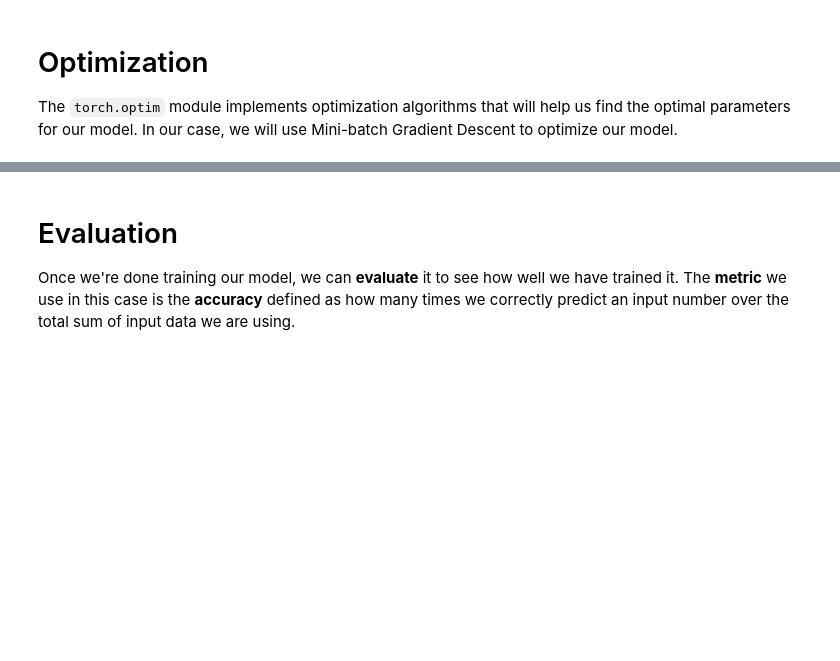
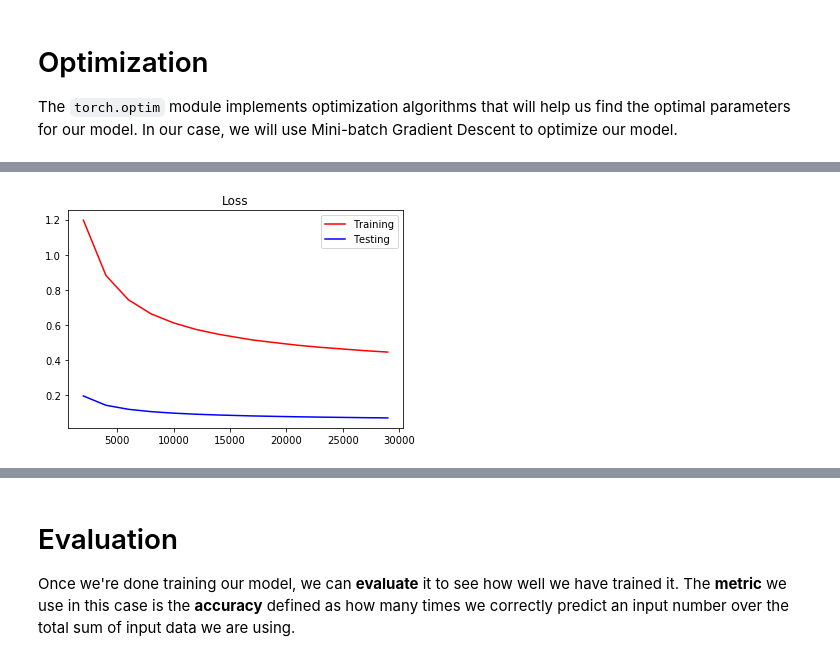
Before and after one commit to aaronlws95/deep-learning-tutorial, a Jupyter notebook: notebooks/2_logistic_regression.ipynb, the cells around one changed output, grey strips where cells are left out. Drawn from its saved outputs; the diff is of its cells as text; code cells hidden in the pictures; blank space fills up the shorter version.

```diff
--- a/notebooks/2_logistic_regression.ipynb
+++ b/notebooks/2_logistic_regression.ipynb
@@ -138,3 +144,33 @@ Training the model follows a simple pipeline:
+# %%
+def validate(loader):
+    with torch.no_grad():
+        net.eval()
+        acc_loss = 0
+        total = 0
+        correct = 0
+        for i, data in enumerate(loader, 0): # learn from 1 batch
+            # Get the inputs; data is a list of [inputs, labels]
+            inputs, labels = data
+
+            # Send data to GPU
+            inputs = inputs.cuda()
+            labels = labels.cuda()
+
+            # Forward propagation
+            outputs = net(inputs)
+
+            # Calculate loss
+            acc_loss += criterion(outputs, labels)
+
+            # Get prediction
+            _, predicted = torch.max(outputs.data, 1)
+
+            # Accumulate statistics
+            total += labels.size(0)
+            correct += (predicted == labels).sum().item()
+
+        net.train()
+        return (100 * correct / total), acc_loss/len(train_loader)
 # %%
 for epoch in range(NUM_EPOCH):  # loop over the dataset multiple times
     running_loss = 0.0
@@ -166,6 +202,15 @@ for epoch in range(NUM_EPOCH):  # loop over the dataset multiple times
         if i % 2000 == 1999:    # print every 2000 mini-batches
             print('Epoch: %d | Batch: %5d | Loss: %.3f' %
                   (epoch + 1, i + 1, running_loss / 2000))
+            acc_iterations.append((epoch)*len(train_loader) + (i+1))
+#             acc_train_loss.append(running_loss/2000)
+            train_accuracy, train_loss = validate(train_loader)
+            acc_train_loss.append(train_loss)
+            acc_train_accuracy.append(train_accuracy)
+            test_accuracy, test_loss = validate(test_loader)
+            acc_test_loss.append(test_loss)
+            acc_test_accuracy.append(test_accuracy)
+
             running_loss = 0.0
 
 print('Finished Training')
@@ -187 +232,9 @@ Epoch: 2 | Batch: 14000 | Loss: 0.439
 Finished Training
+# %%
+plt.plot(acc_iterations, acc_train_loss, 'r-')
+plt.plot(acc_iterations, acc_test_loss, 'b-')
+plt.legend(['Training', 'Testing'])
+plt.title('Loss')
+plt.show()
+# %% [output]
+[figure, added]
```
Also changed, not shown: parts of 7 cells of this notebook, 6 other files.
